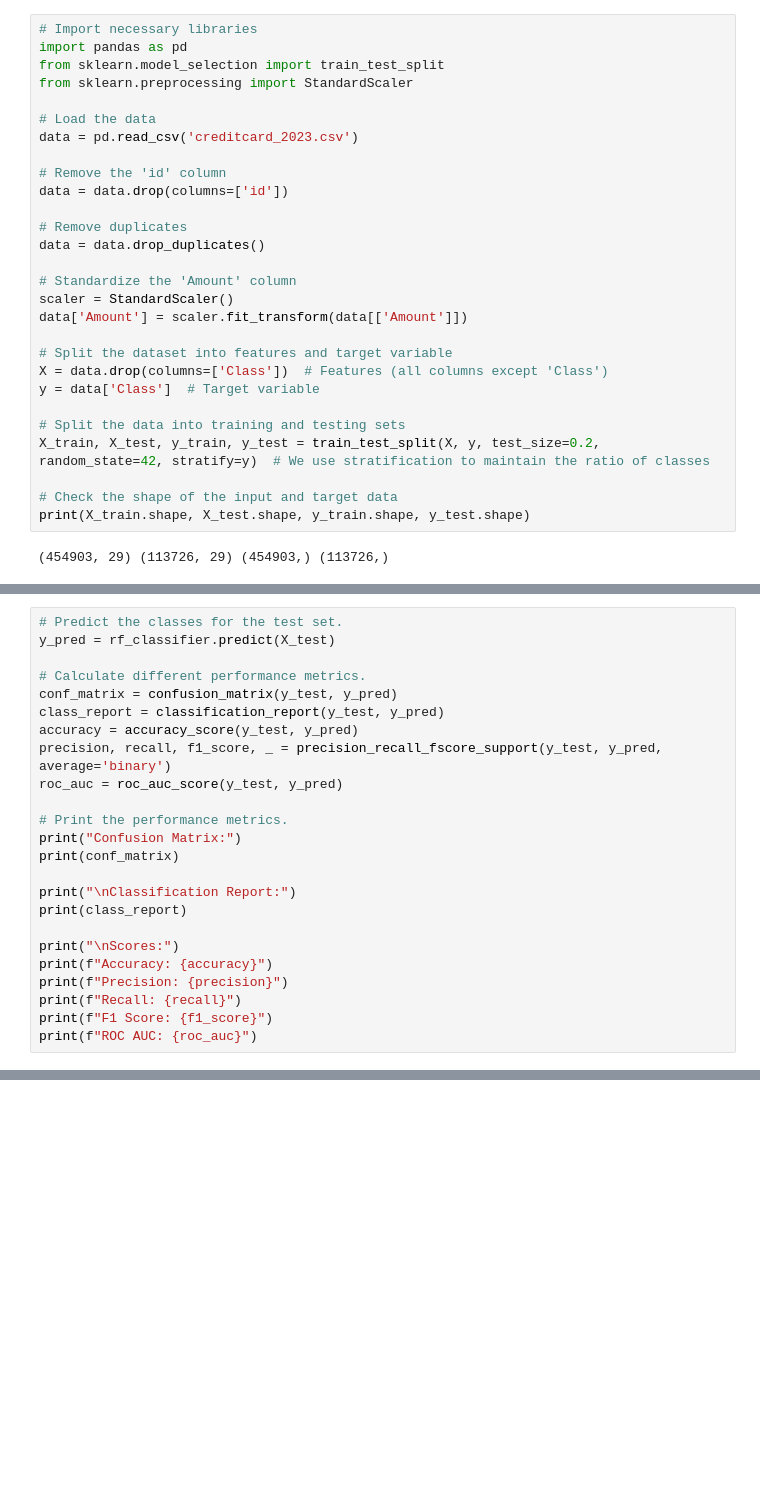
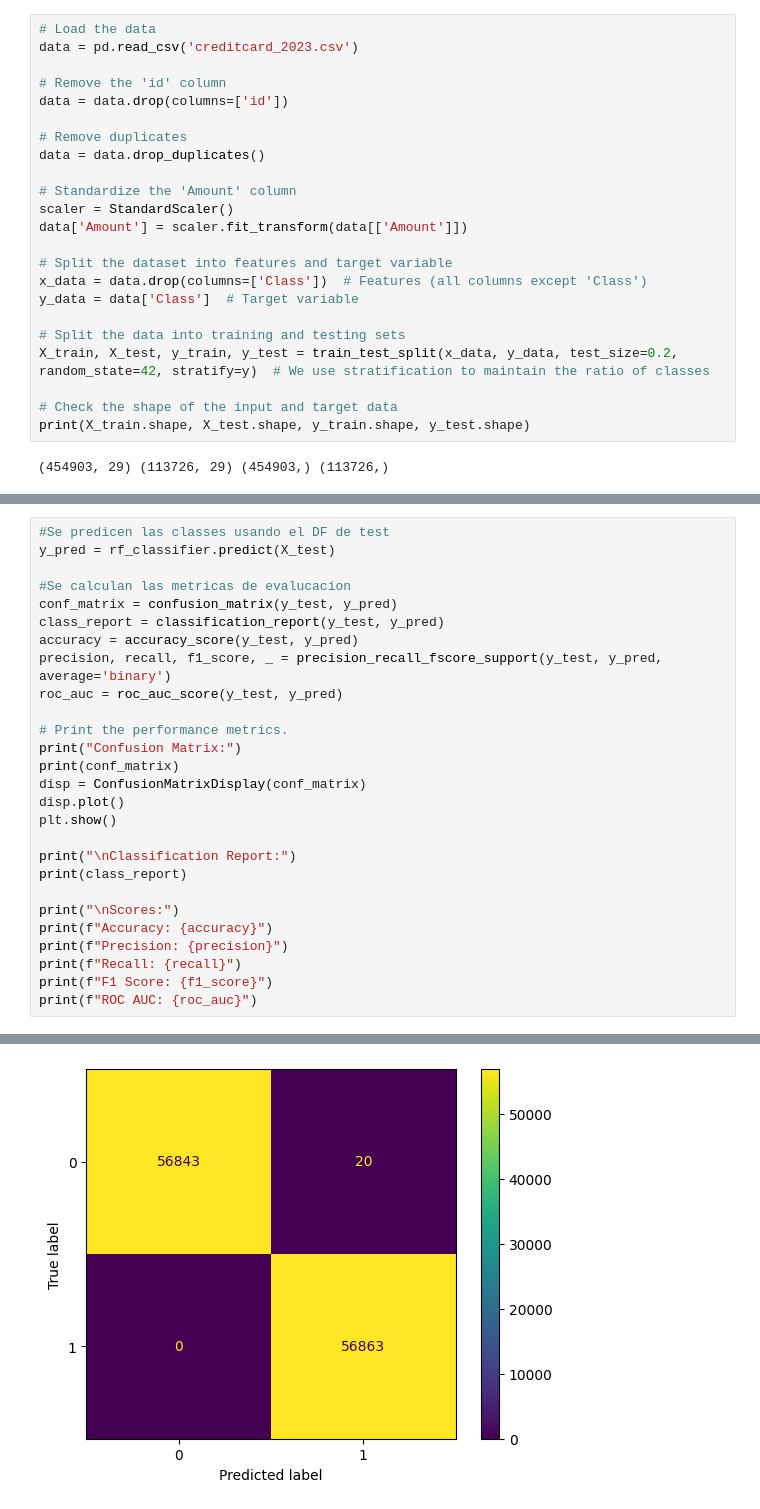
Before and after one commit to Arteaga0415/Credit-Card-Fraud-Detection, a Jupyter notebook: TallerFinal_RandomForest.ipynb, the cells around one changed output, grey strips where cells are left out. Cells and saved outputs as stored; diff of their text form; blank space fills up the shorter version.

```diff
--- a/TallerFinal_RandomForest.ipynb
+++ b/TallerFinal_RandomForest.ipynb
@@ -3,9 +12,4 @@ Taller Final Randon Forest Clasification
 # %%
-# Import necessary libraries
-import pandas as pd
-from sklearn.model_selection import train_test_split
-from sklearn.preprocessing import StandardScaler
-
 # Load the data
 data = pd.read_csv('creditcard_2023.csv')
 
@@ -20,11 +24,11 @@ scaler = StandardScaler()
 data['Amount'] = scaler.fit_transform(data[['Amount']])
 
 # Split the dataset into features and target variable
-X = data.drop(columns=['Class'])  # Features (all columns except 'Class')
-y = data['Class']  # Target variable
+x_data = data.drop(columns=['Class'])  # Features (all columns except 'Class')
+y_data = data['Class']  # Target variable
 
 # Split the data into training and testing sets
-X_train, X_test, y_train, y_test = train_test_split(X, y, test_size=0.2, random_state=42, stratify=y)  # We use stratification to maintain the ratio of classes
+X_train, X_test, y_train, y_test = train_test_split(x_data, y_data, test_size=0.2, random_state=42, stratify=y)  # We use stratification to maintain the ratio of classes
 
 # Check the shape of the input and target data
 print(X_train.shape, X_test.shape, y_train.shape, y_test.shape)
@@ -42,10 +43,10 @@ rf_classifier.fit(X_train, y_train)
 # %% [output]
 RandomForestClassifier(random_state=42)
 # %%
-# Predict the classes for the test set.
+#Se predicen las classes usando el DF de test
 y_pred = rf_classifier.predict(X_test)
 
-# Calculate different performance metrics.
+#Se calculan las metricas de evalucacion
 conf_matrix = confusion_matrix(y_test, y_pred)
 class_report = classification_report(y_test, y_pred)
 accuracy = accuracy_score(y_test, y_pred)
@@ -55,6 +56,9 @@ roc_auc = roc_auc_score(y_test, y_pred)
 # Print the performance metrics.
 print("Confusion Matrix:")
 print(conf_matrix)
+disp = ConfusionMatrixDisplay(conf_matrix)
+disp.plot()
+plt.show()
 
 print("\nClassification Report:")
 print(class_report)
@@ -85,0 +76 @@ ROC AUC: 0.9998241387193781
+[figure, added]
```
Also changed, not shown: parts of 3 cells of this notebook, 2 other files.
